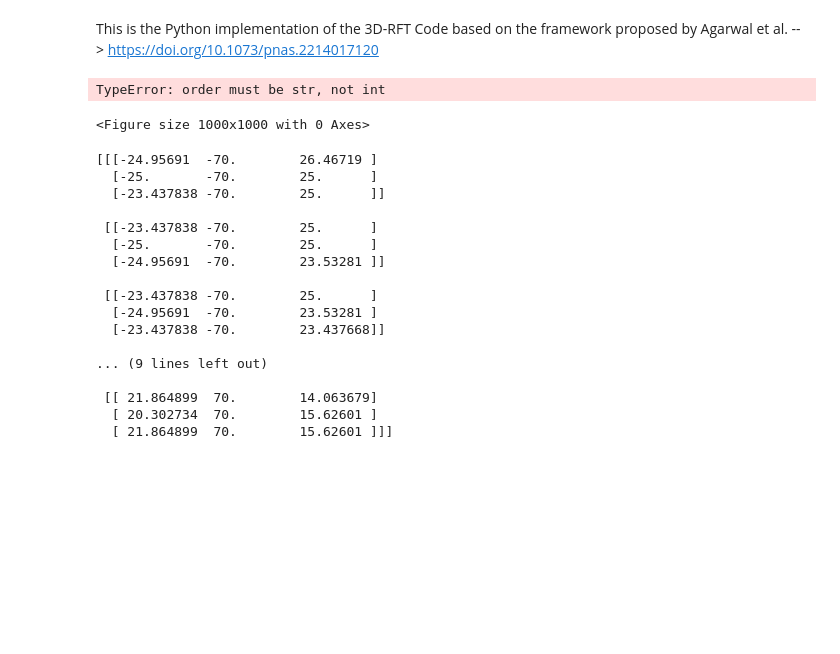
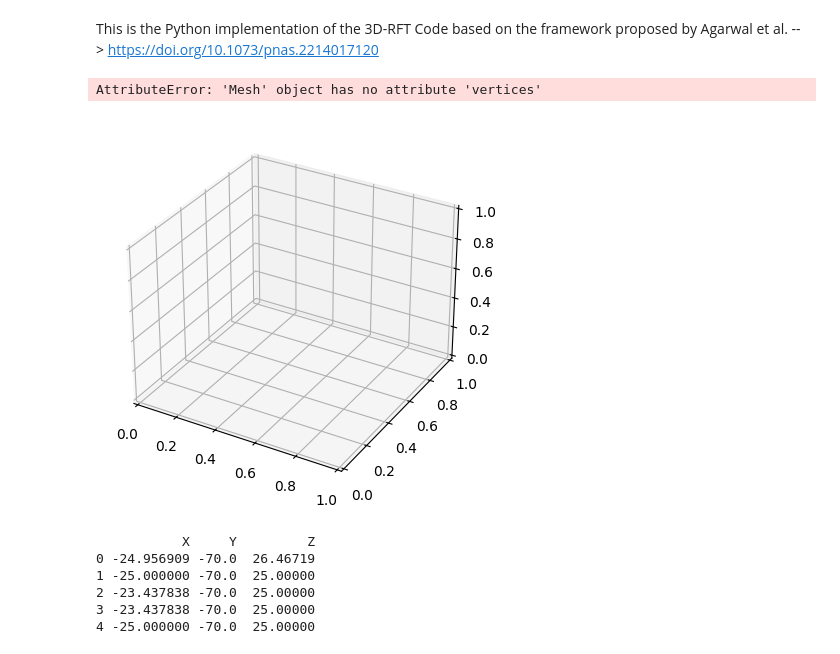
Before and after one commit to Hanneszz/3dRFT-py, a Jupyter notebook: rft_analysis.ipynb, the cells around one changed output. Cells and saved outputs as stored; diff of their text form; code cells hidden in the pictures; blank space fills up the shorter version.

```diff
--- a/rft_analysis.ipynb
+++ b/rft_analysis.ipynb
@@ -63,41 +65,22 @@ THRESHOLD = 1.0e-12
     trg,
 ) = rft_functions.import_mesh(MODEL)
-# %%
-figure = plt.figure(figsize=(10, 10))
-axes = mplot3d.Axes3D(figure)
-
-axes.add_collection3d(mplot3d.art3d.Poly3DCollection(trg.vectors))
-scale = trg.points.flatten(-1)
-axes.auto_scale_xyz(scale, scale, scale)
-axes.set_xlabel('X')
-axes.set_ylabel('Y')
-axes.set_zlabel('Z')
-axes.set_xlim3d(-object_width_x, object_width_x)
-axes.set_ylim3d(-object_width_y, object_width_y)
-axes.set_zlim3d(0, object_height)
-
-
-plt.show()
-# %% [output]
-TypeError: order must be str, not int
-<Figure size 1000x1000 with 0 Axes>
-# %%
-print(trg.vectors)
-# %% [output]
-[[[-24.95691  -70.        26.46719 ]
-  [-25.       -70.        25.      ]
-  [-23.437838 -70.        25.      ]]
-
- [[-23.437838 -70.        25.      ]
-  [-25.       -70.        25.      ]
-  [-24.95691  -70.        23.53281 ]]
-
- [[-23.437838 -70.        25.      ]
-  [-24.95691  -70.        23.53281 ]
-  [-23.437838 -70.        23.437668]]
-
-... (9 lines left out)
-
- [[ 21.864899  70.        14.063679]
-  [ 20.302734  70.        15.62601 ]
-  [ 21.864899  70.        15.62601 ]]]
+# %%
+figure = plt.figure()
+axes = plt.axes(projection="3d")
+axes.plot_trisurf(trg.vertices[:, 0], trg.vertices[:, 1], trg.vertices[:, 2], triangles=trg.triangles, cmap="viridis", edgecolor="none")
+
+
+plt.show()
+# %% [output]
+AttributeError: 'Mesh' object has no attribute 'vertices'
+[figure, added]
+# %%
+df = pd.DataFrame(trg.vectors.reshape(-1, 3), columns=['X', 'Y', 'Z'])
+print(df.head())
+# %% [output]
+           X     Y         Z
+0 -24.956909 -70.0  26.46719
+1 -25.000000 -70.0  25.00000
+2 -23.437838 -70.0  25.00000
+3 -23.437838 -70.0  25.00000
+4 -25.000000 -70.0  25.00000
```
Also changed, not shown: parts of 1 cell of this notebook, 2 other files.
